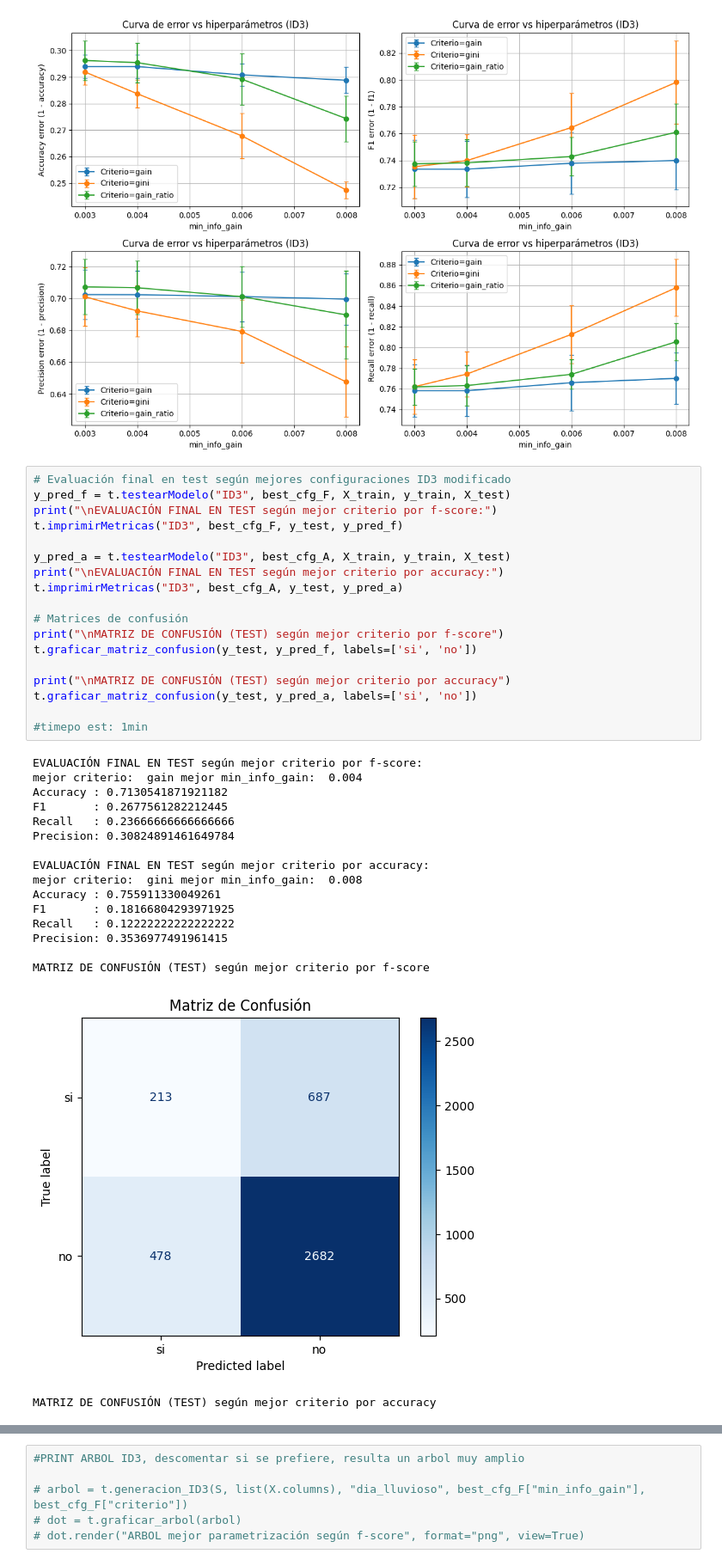
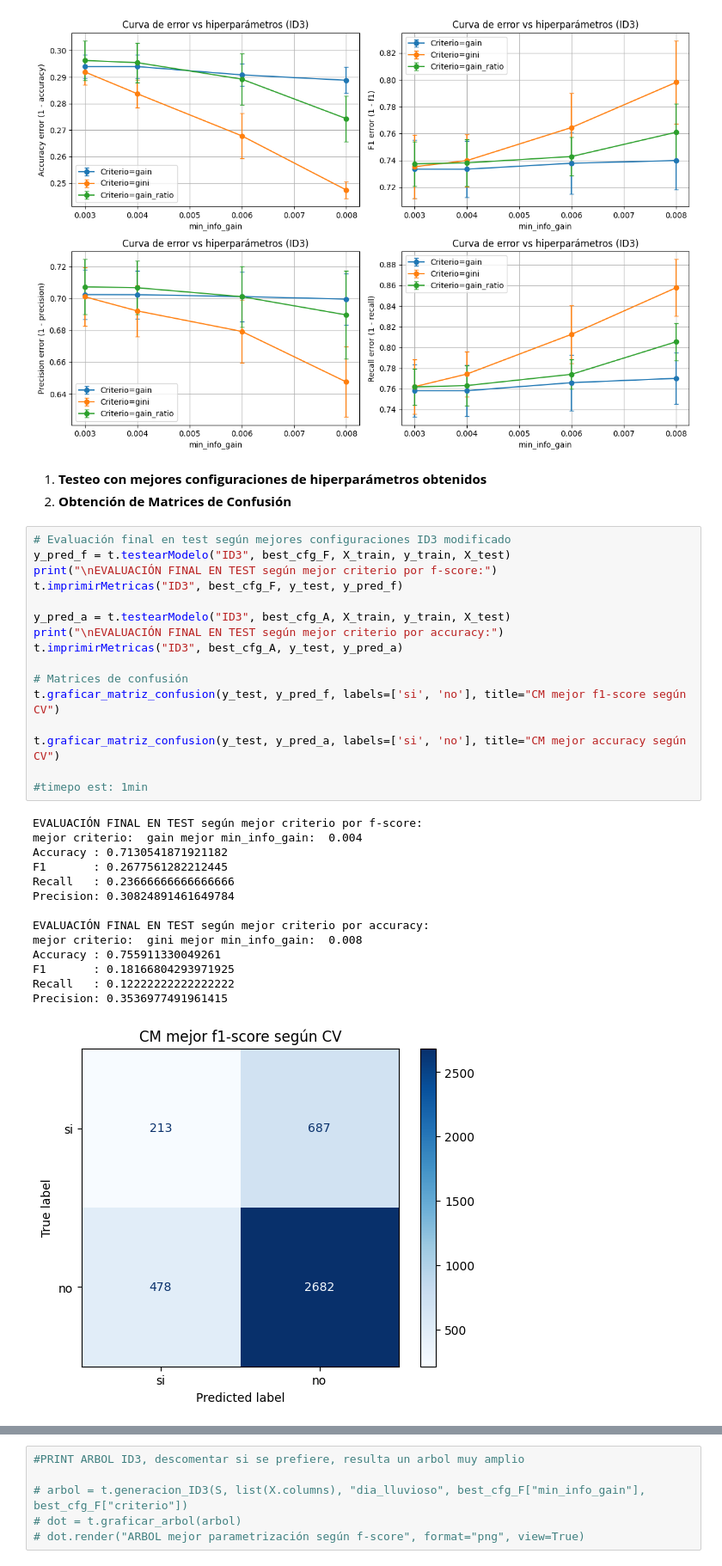
Before and after one commit to Ezequiel-Capo/MachineLearningLab, a Jupyter notebook: LAB1/Script/eval_arboles_dia.ipynb, the cells around one changed output, grey strips where cells are left out. Shown at 86% size. Saved outputs shown, nothing was run; the diff lists cells and outputs as text.

```diff
--- a/LAB1/Script/evaluacion_modelos.ipynb
+++ b/LAB1/Script/eval_arboles_dia.ipynb
@@ -78,39 +78,37 @@ plt.show()
 #tiempo est: 1seg
 # %% [output]
 [figure]
+# %% [markdown]
+1. **Testeo con mejores configuraciones de hiperparámetros obtenidos**
+2. **Obtención de Matrices de Confusión**
 # %%
 # Evaluación final en test según mejores configuraciones ID3 modificado
 y_pred_f = t.testearModelo("ID3", best_cfg_F, X_train, y_train, X_test)
 print("\nEVALUACIÓN FINAL EN TEST según mejor criterio por f-score:")
 t.imprimirMetricas("ID3", best_cfg_F, y_test, y_pred_f)
 
 y_pred_a = t.testearModelo("ID3", best_cfg_A, X_train, y_train, X_test)
 print("\nEVALUACIÓN FINAL EN TEST según mejor criterio por accuracy:")
 t.imprimirMetricas("ID3", best_cfg_A, y_test, y_pred_a)
 
 # Matrices de confusión
-print("\nMATRIZ DE CONFUSIÓN (TEST) según mejor criterio por f-score")
-t.graficar_matriz_confusion(y_test, y_pred_f, labels=['si', 'no'])
+t.graficar_matriz_confusion(y_test, y_pred_f, labels=['si', 'no'], title="CM mejor f1-score según CV")
 
-print("\nMATRIZ DE CONFUSIÓN (TEST) según mejor criterio por accuracy")
-t.graficar_matriz_confusion(y_test, y_pred_a, labels=['si', 'no'])
+t.graficar_matriz_confusion(y_test, y_pred_a, labels=['si', 'no'], title="CM mejor accuracy según CV")
 
 #timepo est: 1min
 # %% [output]
 EVALUACIÓN FINAL EN TEST según mejor criterio por f-score:
 mejor criterio:  gain mejor min_info_gain:  0.004
 Accuracy : 0.7130541871921182
 F1       : 0.2677561282212445
 Recall   : 0.23666666666666666
 Precision: 0.30824891461649784
 
 EVALUACIÓN FINAL EN TEST según mejor criterio por accuracy:
 mejor criterio:  gini mejor min_info_gain:  0.008
 Accuracy : 0.755911330049261
 F1       : 0.18166804293971925
 Recall   : 0.12222222222222222
 Precision: 0.3536977491961415
-
-MATRIZ DE CONFUSIÓN (TEST) según mejor criterio por f-score
-[figure, old version]
+[figure, new version]
-MATRIZ DE CONFUSIÓN (TEST) según mejor criterio por accuracy
```
Also changed, not shown: parts of 10 cells of this notebook, 18 other files.
